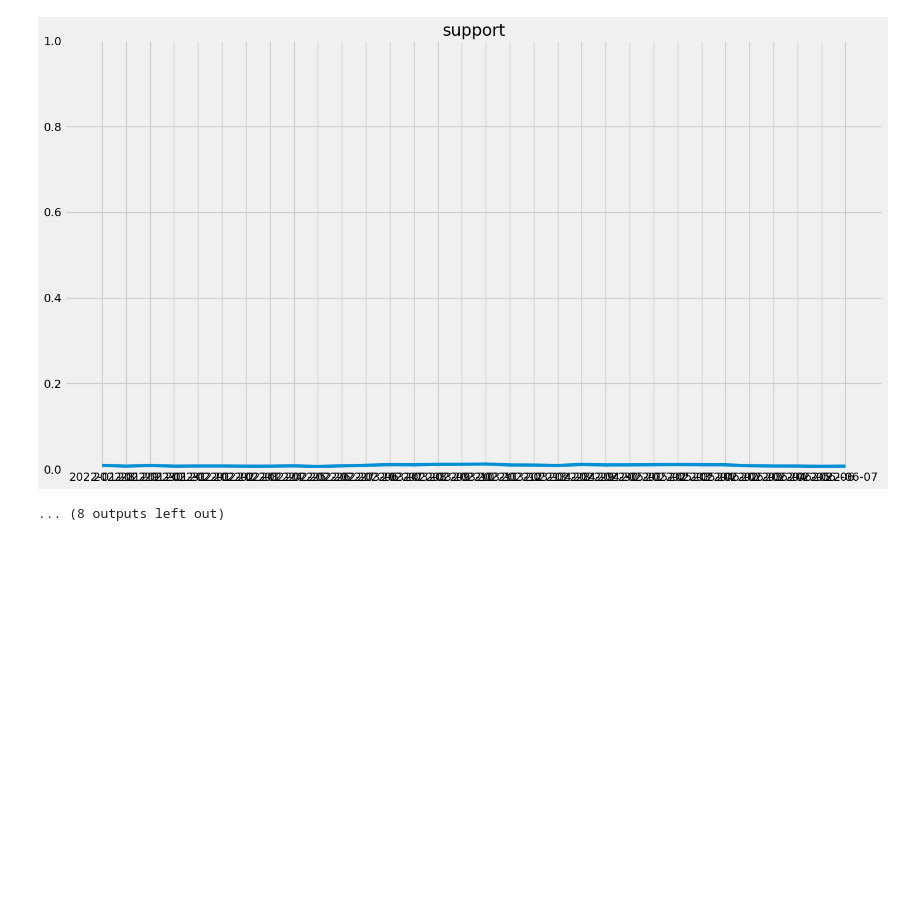
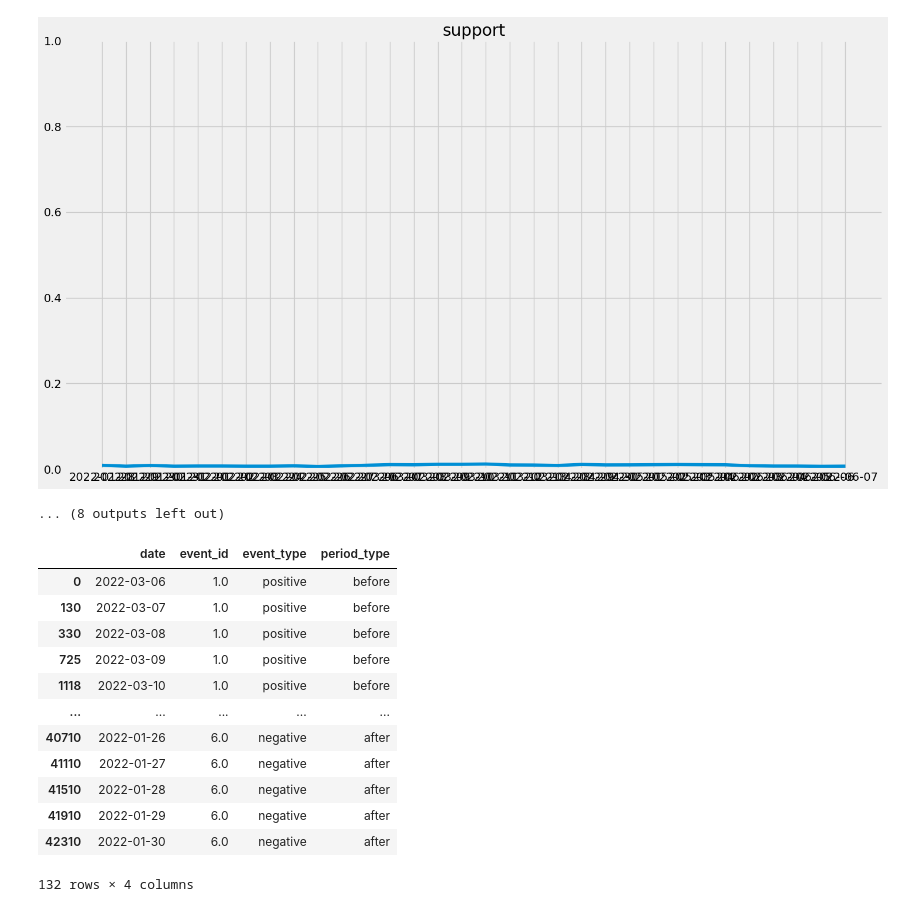
Before and after one commit to DueViktor/WildDataExam, a Jupyter notebook: Thresholding.ipynb, the cells around one changed output. Cells and saved outputs as stored; diff of their text form; code cells hidden in the pictures; blank space fills up the shorter version.

```diff
--- a/Thresholding.ipynb
+++ b/Thresholding.ipynb
@@ -241,3 +247,20 @@ for dim in dims:
 2022-12-01 09:49:21,952 - INFO     - Using categorical units to plot a list of strings that are all parsable as floats or dates. If these strings should be plotted as numbers, cast to the appropriate  ...
 [figure]
 ... (8 outputs left out)
+# %%
+events = dataset_raw[['date','event_id','event_type','period_type']].dropna().drop_duplicates()
+events
+# %% [output]
+|  | date | event_id | event_type | period_type |
+| 0 | 2022-03-06 | 1.0 | positive | before |
+| 130 | 2022-03-07 | 1.0 | positive | before |
+| 330 | 2022-03-08 | 1.0 | positive | before |
+| 725 | 2022-03-09 | 1.0 | positive | before |
+| 1118 | 2022-03-10 | 1.0 | positive | before |
+| ... | ... | ... | ... | ... |
+| 40710 | 2022-01-26 | 6.0 | negative | after |
+| 41110 | 2022-01-27 | 6.0 | negative | after |
+| 41510 | 2022-01-28 | 6.0 | negative | after |
+| 41910 | 2022-01-29 | 6.0 | negative | after |
+| 42310 | 2022-01-30 | 6.0 | negative | after |
+132 rows × 4 columns
```
Also changed, not shown: parts of 1 cell of this notebook, 1 other file.
